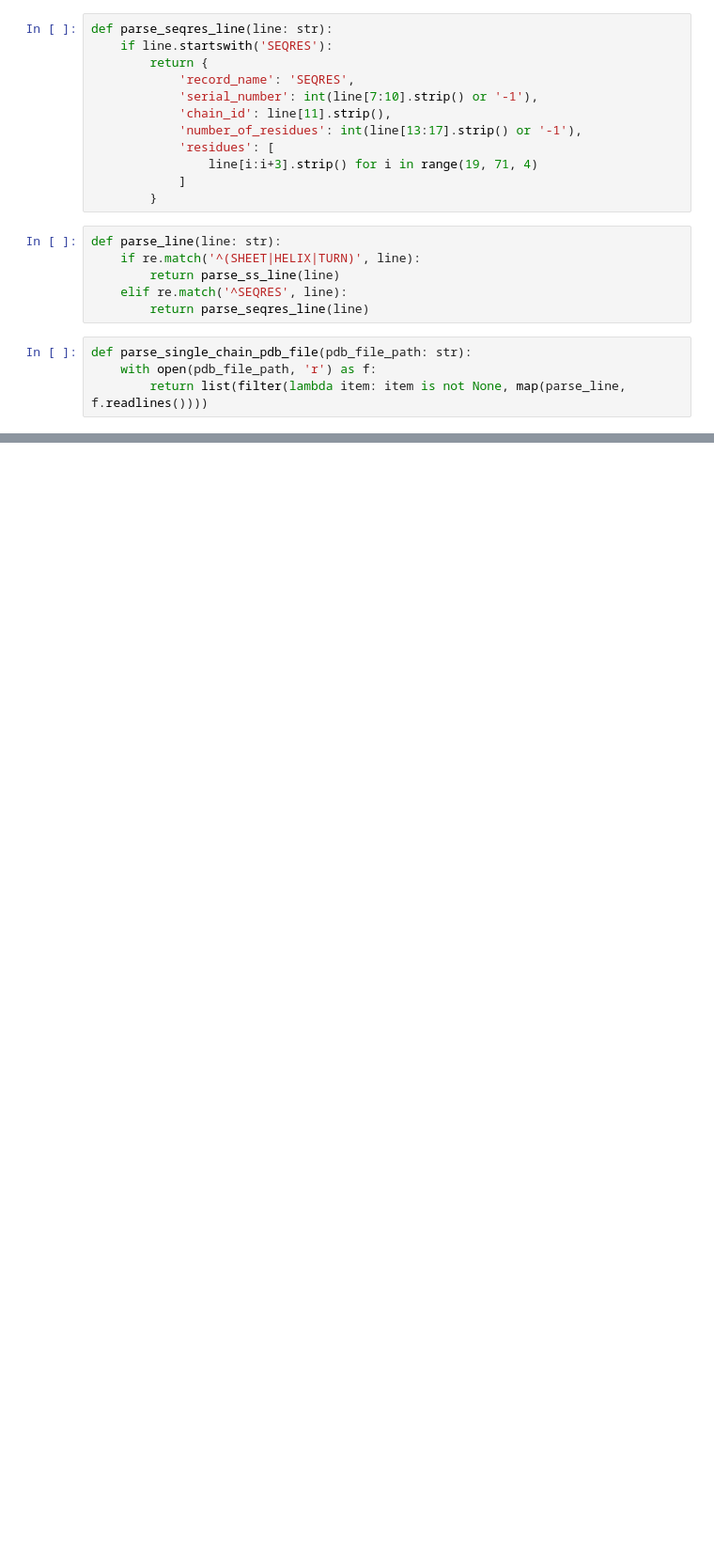
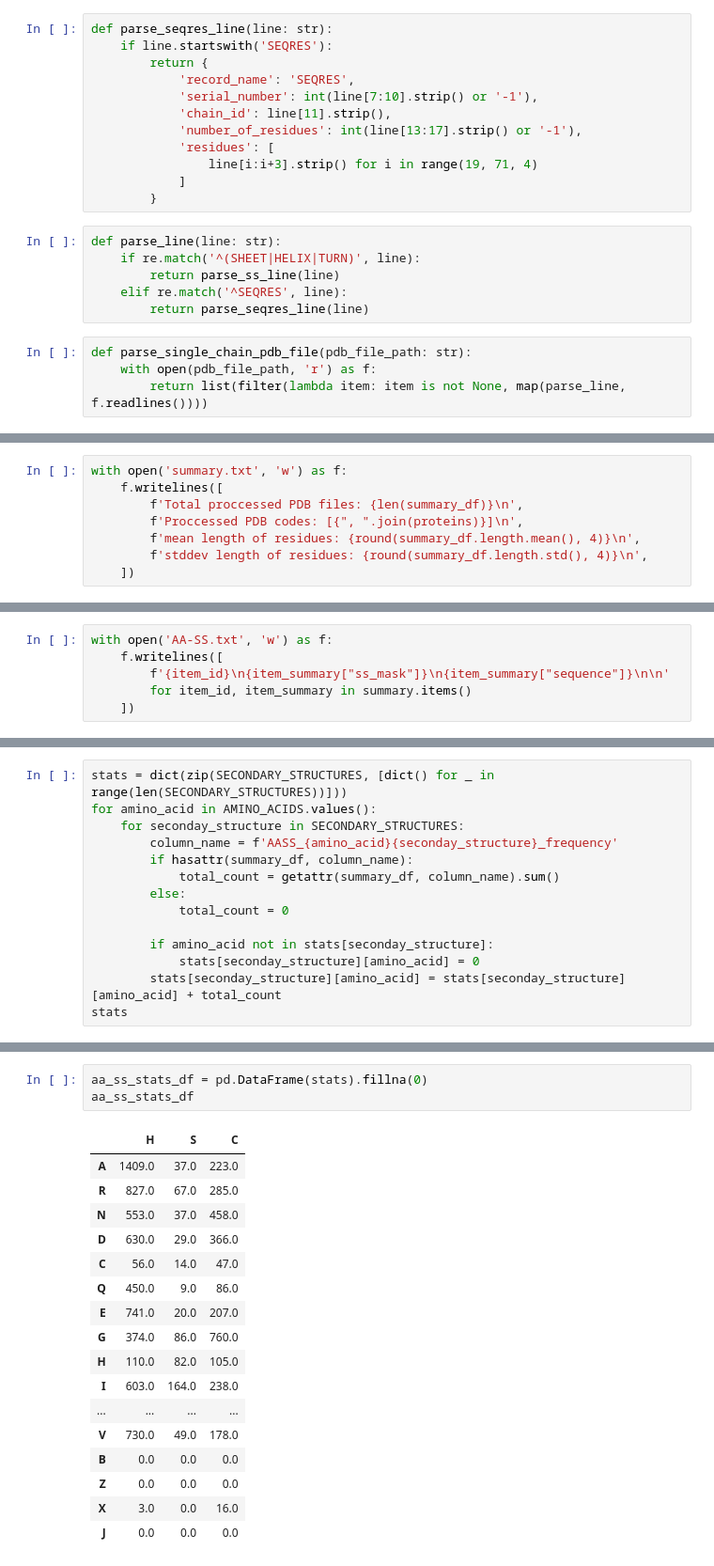
Before and after one commit to nazerpanahi/bioinformatics-course, a Jupyter notebook: main.ipynb, the cells around one changed output, grey strips where cells are left out. Shown: that part at 94% size. Drawn from its saved outputs; the diff is of its cells as text; blank space fills up the shorter version.

Commit message:
add some stats to main.ipynb

```diff
--- a/main.ipynb
+++ b/main.ipynb
@@ -344,0 +421,8 @@ for protein in proteins:
+# %%
+with open('summary.txt', 'w') as f:
+    f.writelines([
+        f'Total proccessed PDB files: {len(summary_df)}\n',
+        f'Proccessed PDB codes: [{", ".join(proteins)}]\n',
+        f'mean length of residues: {round(summary_df.length.mean(), 4)}\n',
+        f'stddev length of residues: {round(summary_df.length.std(), 4)}\n',
+    ])
@@ -344,0 +436,6 @@ for protein in proteins:
+# %%
+with open('AA-SS.txt', 'w') as f:
+    f.writelines([
+        f'{item_id}\n{item_summary["ss_mask"]}\n{item_summary["sequence"]}\n\n'
+        for item_id, item_summary in summary.items()
+    ])
@@ -344,0 +462,14 @@ for protein in proteins:
+# %%
+stats = dict(zip(SECONDARY_STRUCTURES, [dict() for _ in range(len(SECONDARY_STRUCTURES))]))
+for amino_acid in AMINO_ACIDS.values():
+    for seconday_structure in SECONDARY_STRUCTURES:
+        column_name = f'AASS_{amino_acid}{seconday_structure}_frequency'
+        if hasattr(summary_df, column_name):
+            total_count = getattr(summary_df, column_name).sum()
+        else:
+            total_count = 0
+
+        if amino_acid not in stats[seconday_structure]:
+            stats[seconday_structure][amino_acid] = 0
+        stats[seconday_structure][amino_acid] = stats[seconday_structure][amino_acid] + total_count
+stats
@@ -344,0 +494,21 @@ for protein in proteins:
+# %%
+aa_ss_stats_df = pd.DataFrame(stats).fillna(0)
+aa_ss_stats_df
+# %% [output]
+|  | H | S | C |
+| A | 1409.0 | 37.0 | 223.0 |
+| R | 827.0 | 67.0 | 285.0 |
+| N | 553.0 | 37.0 | 458.0 |
+| D | 630.0 | 29.0 | 366.0 |
+| C | 56.0 | 14.0 | 47.0 |
+| Q | 450.0 | 9.0 | 86.0 |
+| E | 741.0 | 20.0 | 207.0 |
+| G | 374.0 | 86.0 | 760.0 |
+| H | 110.0 | 82.0 | 105.0 |
+| I | 603.0 | 164.0 | 238.0 |
+| ... | ... | ... | ... |
+| V | 730.0 | 49.0 | 178.0 |
+| B | 0.0 | 0.0 | 0.0 |
+| Z | 0.0 | 0.0 | 0.0 |
+| X | 3.0 | 0.0 | 16.0 |
+| J | 0.0 | 0.0 | 0.0 |
```
Also changed, not shown: parts of 50 cells of this notebook, 3 other files.
